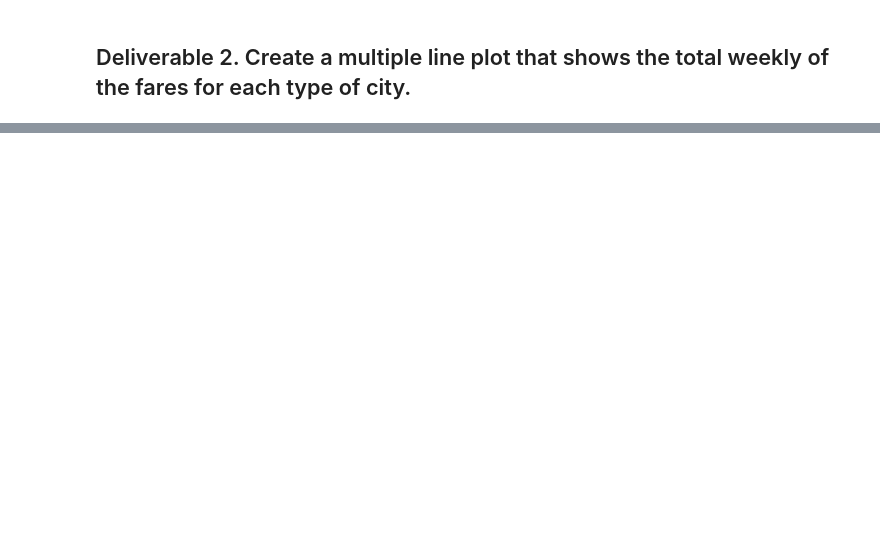
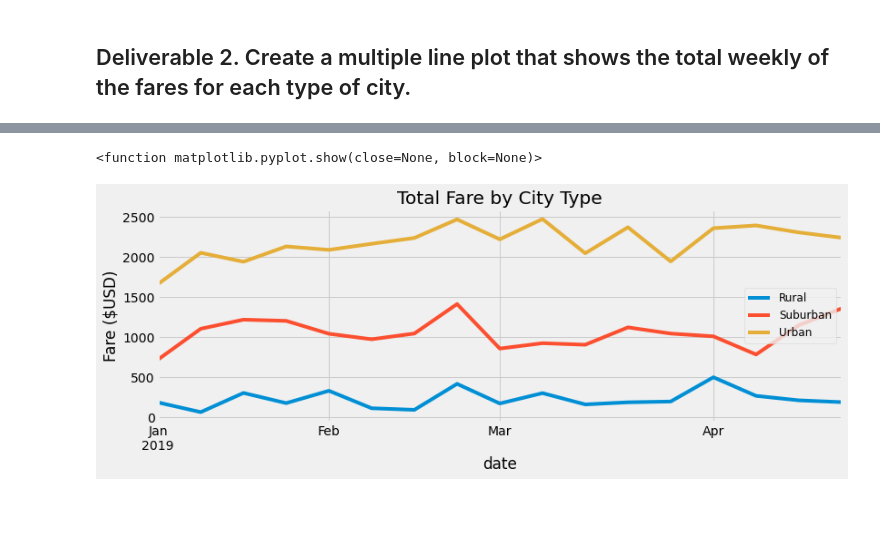
Before and after one commit to teripeters/PyBer_Analysis, a Jupyter notebook: PyBer_Challenge.ipynb, the cells around one changed output, grey strips where cells are left out. Drawn from its saved outputs; the diff is of its cells as text; code cells hidden in the pictures; blank space fills up the shorter version.

```diff
--- a/PyBer_Challenge.ipynb
+++ b/PyBer_Challenge.ipynb
@@ -126,3 +180,7 @@ pyber_summary_df.index.name = None
 # %%
 # 4. Create a pivot table with the 'date' as the index, the columns ='type', and values='fare'
 # to get the total fares for each type of city by the date.
+
+new_df = pd.pivot(data_by_type_date, index="date", columns="type", values="fare")
+
+new_df.head(10)
@@ -129,2 +200,8 @@ pyber_summary_df.index.name = None
 # %%
 # 5. Create a new DataFrame from the pivot table DataFrame using loc on the given dates, '2019-01-01':'2019-04-29'.
+
+by_date_df = new_df.loc['2019-01-01':'2019-04-29']
+
+# df2 = df.loc[between_two_dates]
+
+by_date_df.head()
@@ -131,5 +216,6 @@ pyber_summary_df.index.name = None
 # %%
 # 6. Set the "date" index to datetime datatype. This is necessary to use the resample() method in Step 8.
-# df.index = pd.to_datetime(df.index)
+
+by_date_df.index = pd.to_datetime(by_date_df.index)
 # %%
 # 7. Check that the datatype for the index is datetime using df.info()
@@ -136,2 +235,6 @@ pyber_summary_df.index.name = None
 # %%
 # 8. Create a new DataFrame using the "resample()" function by week 'W' and get the sum of the fares for each week.
+
+weekly_totals = by_date_df.resample("W").sum()
+
+weekly_totals.head(10)
@@ -138,7 +254,30 @@ pyber_summary_df.index.name = None
 # %%
 # 8. Using the object-oriented interface method, plot the resample DataFrame using the df.plot() function.
 
 # Import the style from Matplotlib.
 from matplotlib import style
 # Use the graph style fivethirtyeight.
 style.use('fivethirtyeight')
+
+
+
+weekly_totals.plot(figsize=(12, 4))
+
+plt.title("Total Fare by City Type")
+
+plt.ylabel("Fare ($USD)")
+
+plt.legend(["Rural", "Suburban", "Urban"], loc="best", fontsize="12")
+
+
+plt.savefig("analysis/PyBer_fare_summary.png")
+
+
+
+
+plt.show
+# %% [output]
+<function matplotlib.pyplot.show(close=None, block=None)>
+[figure, added]
+# %% [markdown]
+###
```
Also changed, not shown: parts of 11 cells of this notebook, 1 other file.
